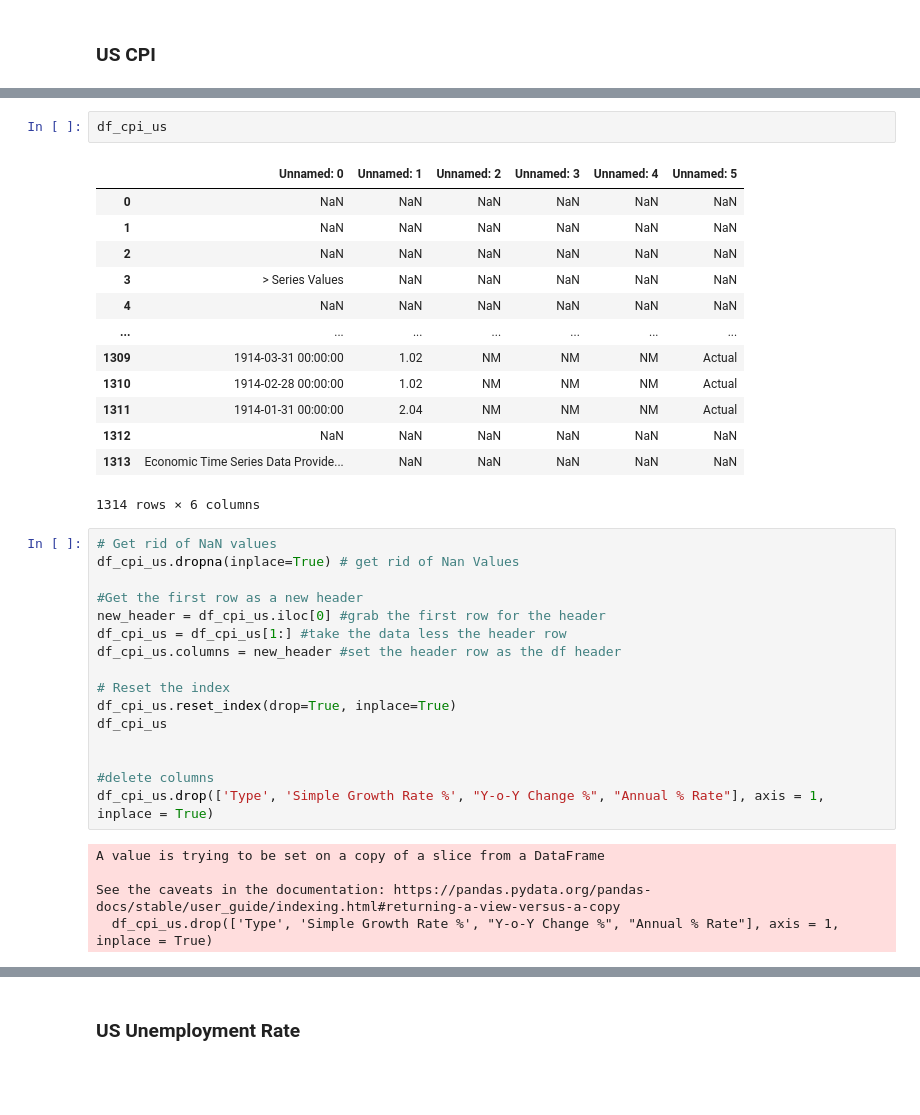
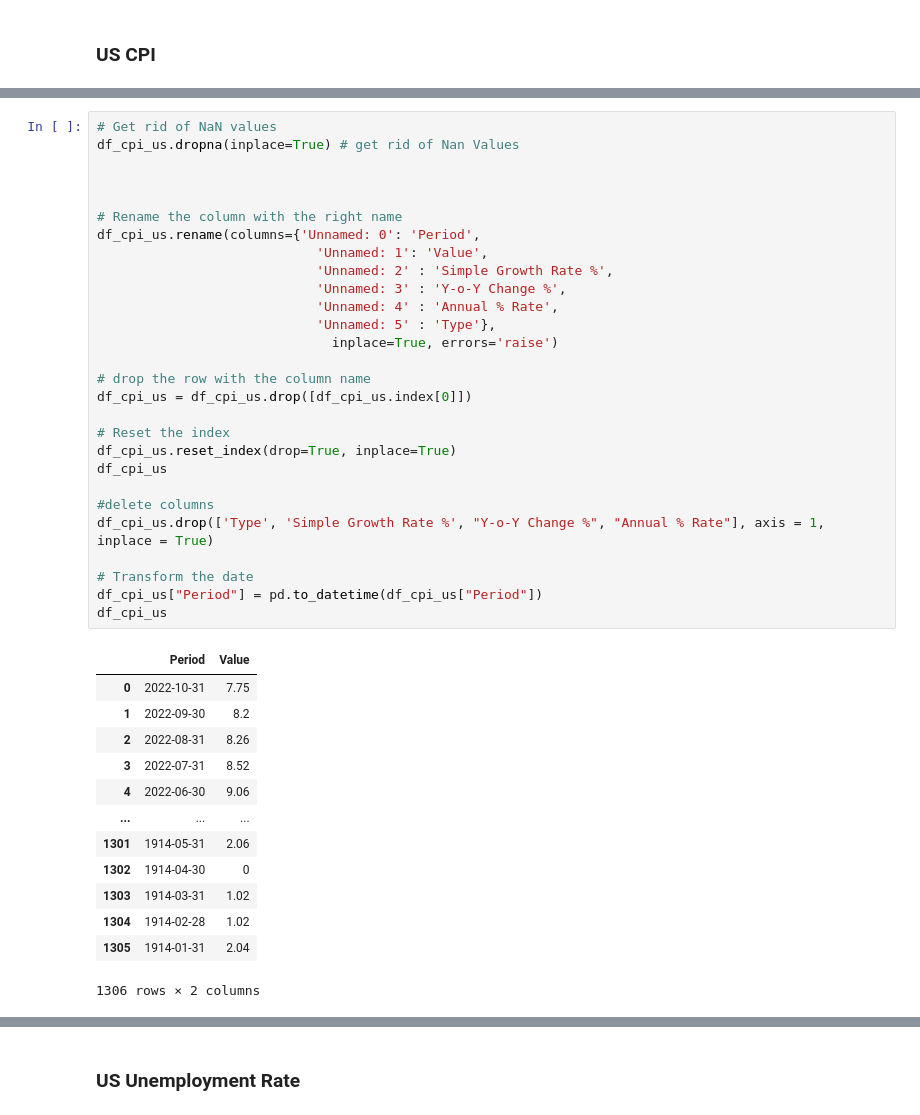
Before and after one commit to RaphHer/Project_Final_Ironhack, a Jupyter notebook: 2. Exploring the data .ipynb, the cells around one changed output, grey strips where cells are left out. Saved outputs shown, nothing was run; the diff lists cells and outputs as text; blank space fills up the shorter version.

```diff
--- a/2. Exploring the data .ipynb
+++ b/2. Exploring the data .ipynb
@@ -151,37 +117,42 @@ df_cpi_us = pd.read_excel(r"C:\Users\rapha\OneDrive\ironhack\projects\Project_Fi
-# %%
-df_cpi_us
-# %% [output]
-|  | Unnamed: 0 | Unnamed: 1 | Unnamed: 2 | Unnamed: 3 | Unnamed: 4 | Unnamed: 5 |
-| 0 | NaN | NaN | NaN | NaN | NaN | NaN |
-| 1 | NaN | NaN | NaN | NaN | NaN | NaN |
-| 2 | NaN | NaN | NaN | NaN | NaN | NaN |
-| 3 | > Series Values | NaN | NaN | NaN | NaN | NaN |
-| 4 | NaN | NaN | NaN | NaN | NaN | NaN |
-| ... | ... | ... | ... | ... | ... | ... |
-| 1309 | 1914-03-31 00:00:00 | 1.02 | NM | NM | NM | Actual |
-| 1310 | 1914-02-28 00:00:00 | 1.02 | NM | NM | NM | Actual |
-| 1311 | 1914-01-31 00:00:00 | 2.04 | NM | NM | NM | Actual |
-| 1312 | NaN | NaN | NaN | NaN | NaN | NaN |
-| 1313 | Economic Time Series Data Provide... | NaN | NaN | NaN | NaN | NaN |
-1314 rows × 6 columns
 # %%
 # Get rid of NaN values
 df_cpi_us.dropna(inplace=True) # get rid of Nan Values
 
-#Get the first row as a new header
-new_header = df_cpi_us.iloc[0] #grab the first row for the header
-df_cpi_us = df_cpi_us[1:] #take the data less the header row
-df_cpi_us.columns = new_header #set the header row as the df header
+
+
+# Rename the column with the right name
+df_cpi_us.rename(columns={'Unnamed: 0': 'Period',
+                            'Unnamed: 1': 'Value',
+                            'Unnamed: 2' : 'Simple Growth Rate %',
+                            'Unnamed: 3' : 'Y-o-Y Change %',
+                            'Unnamed: 4' : 'Annual % Rate',
+                            'Unnamed: 5' : 'Type'},
+                              inplace=True, errors='raise')
+
+# drop the row with the column name
+df_cpi_us = df_cpi_us.drop([df_cpi_us.index[0]])
 
 # Reset the index
 df_cpi_us.reset_index(drop=True, inplace=True)
 df_cpi_us
 
-
 #delete columns
 df_cpi_us.drop(['Type', 'Simple Growth Rate %', "Y-o-Y Change %", "Annual % Rate"], axis = 1, inplace = True)
+
+# Transform the date
+df_cpi_us["Period"] = pd.to_datetime(df_cpi_us["Period"])
+df_cpi_us
 # %% [output]
+|  | Period | Value |
+| 0 | 2022-10-31 | 7.75 |
+| 1 | 2022-09-30 | 8.2 |
+| 2 | 2022-08-31 | 8.26 |
+| 3 | 2022-07-31 | 8.52 |
+| 4 | 2022-06-30 | 9.06 |
+| ... | ... | ... |
+| 1301 | 1914-05-31 | 2.06 |
+| 1302 | 1914-04-30 | 0 |
+| 1303 | 1914-03-31 | 1.02 |
+| 1304 | 1914-02-28 | 1.02 |
+| 1305 | 1914-01-31 | 2.04 |
-A value is trying to be set on a copy of a slice from a DataFrame
-
-See the caveats in the documentation: https://pandas.pydata.org/pandas-docs/stable/user_guide/indexing.html#returning-a-view-versus-a-copy
-  df_cpi_us.drop(['Type', 'Simple Growth Rate %', "Y-o-Y Change %", "Annual % Rate"], axis = 1, inplace = True)
+1306 rows × 2 columns
```
Also changed, not shown: parts of 16 cells of this notebook, 1 other file.
